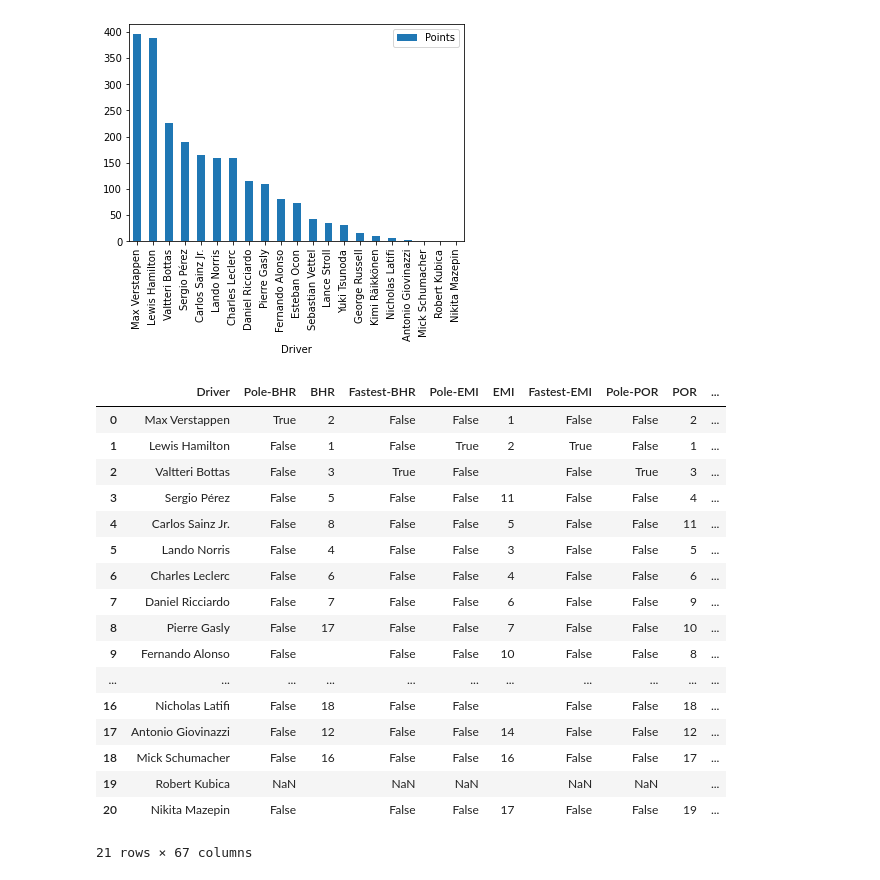
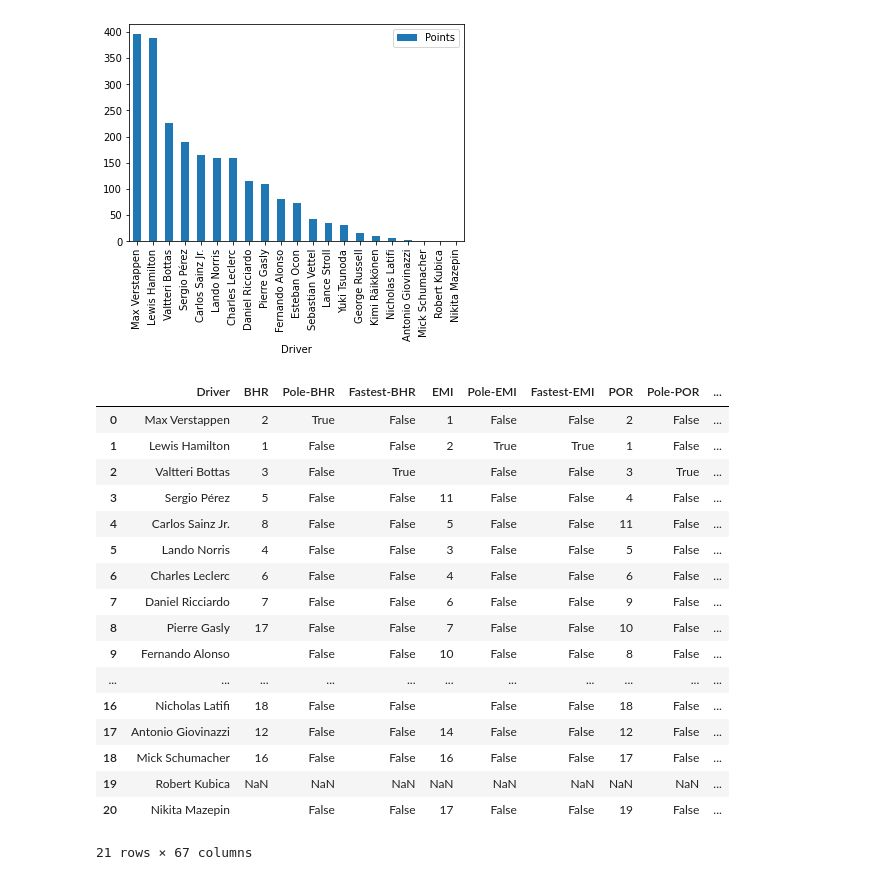
Before and after one commit to alanjones2/Alan-Jones-article-code, a Jupyter notebook: Wikitable/wikitable2.ipynb, the cells around one changed output. Cells and saved outputs as stored; diff of their text form; code cells hidden in the pictures.

```diff
--- a/Wikitable/wikitable2.ipynb
+++ b/Wikitable/wikitable2.ipynb
@@ -78,35 +78,35 @@ races = df2.columns[2:-1]
 # %%
 import numpy as np
 df3 = pd.DataFrame()
 df3['Driver'] = df2['Driver']
 for r in races:
-    df3[f'Pole-{r}'] = df2[r].str.contains('P')
-    df3[r] = df2[r].replace('P','', regex=True)
-    df3[f'Fastest-{r}'] = df2[r].str.contains('F')
-    df3[r] = df3[r].replace('F','', regex=True)
-    df3[r] = df3[r].replace('Ret','', regex=True)
-    df3[r] = df3[r].replace('DNS','', regex=True)
-    df3[r] = df3[r].replace('WD','', regex=True)
-    df3[r] = df3[r].replace(np.nan, '', regex=True)
+    df3[r] = df2[r].replace('P','', regex=True)     # copy race columns but remove the P for pole
+    df3[f'Pole-{r}'] = df2[r].str.contains('P')     # record pole in a new column
+    df3[r] = df3[r].replace('F','', regex=True)     # also remove the F for fastest
+    df3[f'Fastest-{r}'] = df2[r].str.contains('F')  # and record the fastest in a new column
+    df3[r] = df3[r].replace('Ret','', regex=True)   # remove Ret for retired
+    df3[r] = df3[r].replace('DNS','', regex=True)   # remove DNS
+    df3[r] = df3[r].replace('WD','', regex=True)    # remove WD
+    #df3[r] = df3[r].replace(np.nan, '', regex=True) # replace NaN with blank for consistency
 
-
+#
 df3
 # %% [output]
-|  | Driver | Pole-BHR | BHR | Fastest-BHR | Pole-EMI | EMI | Fastest-EMI | Pole-POR | POR | ... |
-| 0 | Max Verstappen | True | 2 | False | False | 1 | False | False | 2 | ... |
-| 1 | Lewis Hamilton | False | 1 | False | True | 2 | True | False | 1 | ... |
-| 2 | Valtteri Bottas | False | 3 | True | False |  | False | True | 3 | ... |
-| 3 | Sergio Pérez | False | 5 | False | False | 11 | False | False | 4 | ... |
-| 4 | Carlos Sainz Jr. | False | 8 | False | False | 5 | False | False | 11 | ... |
-| 5 | Lando Norris | False | 4 | False | False | 3 | False | False | 5 | ... |
-| 6 | Charles Leclerc | False | 6 | False | False | 4 | False | False | 6 | ... |
-| 7 | Daniel Ricciardo | False | 7 | False | False | 6 | False | False | 9 | ... |
-| 8 | Pierre Gasly | False | 17 | False | False | 7 | False | False | 10 | ... |
-| 9 | Fernando Alonso | False |  | False | False | 10 | False | False | 8 | ... |
+|  | Driver | BHR | Pole-BHR | Fastest-BHR | EMI | Pole-EMI | Fastest-EMI | POR | Pole-POR | ... |
+| 0 | Max Verstappen | 2 | True | False | 1 | False | False | 2 | False | ... |
+| 1 | Lewis Hamilton | 1 | False | False | 2 | True | True | 1 | False | ... |
+| 2 | Valtteri Bottas | 3 | False | True |  | False | False | 3 | True | ... |
+| 3 | Sergio Pérez | 5 | False | False | 11 | False | False | 4 | False | ... |
+| 4 | Carlos Sainz Jr. | 8 | False | False | 5 | False | False | 11 | False | ... |
+| 5 | Lando Norris | 4 | False | False | 3 | False | False | 5 | False | ... |
+| 6 | Charles Leclerc | 6 | False | False | 4 | False | False | 6 | False | ... |
+| 7 | Daniel Ricciardo | 7 | False | False | 6 | False | False | 9 | False | ... |
+| 8 | Pierre Gasly | 17 | False | False | 7 | False | False | 10 | False | ... |
+| 9 | Fernando Alonso |  | False | False | 10 | False | False | 8 | False | ... |
 | ... | ... | ... | ... | ... | ... | ... | ... | ... | ... | ... |
-| 16 | Nicholas Latifi | False | 18 | False | False |  | False | False | 18 | ... |
-| 17 | Antonio Giovinazzi | False | 12 | False | False | 14 | False | False | 12 | ... |
-| 18 | Mick Schumacher | False | 16 | False | False | 16 | False | False | 17 | ... |
-| 19 | Robert Kubica | NaN |  | NaN | NaN |  | NaN | NaN |  | ... |
-| 20 | Nikita Mazepin | False |  | False | False | 17 | False | False | 19 | ... |
+| 16 | Nicholas Latifi | 18 | False | False |  | False | False | 18 | False | ... |
+| 17 | Antonio Giovinazzi | 12 | False | False | 14 | False | False | 12 | False | ... |
+| 18 | Mick Schumacher | 16 | False | False | 16 | False | False | 17 | False | ... |
+| 19 | Robert Kubica | NaN | NaN | NaN | NaN | NaN | NaN | NaN | NaN | ... |
+| 20 | Nikita Mazepin |  | False | False | 17 | False | False | 19 | False | ... |
 21 rows × 67 columns
```
Also changed, not shown: parts of 5 cells of this notebook.
